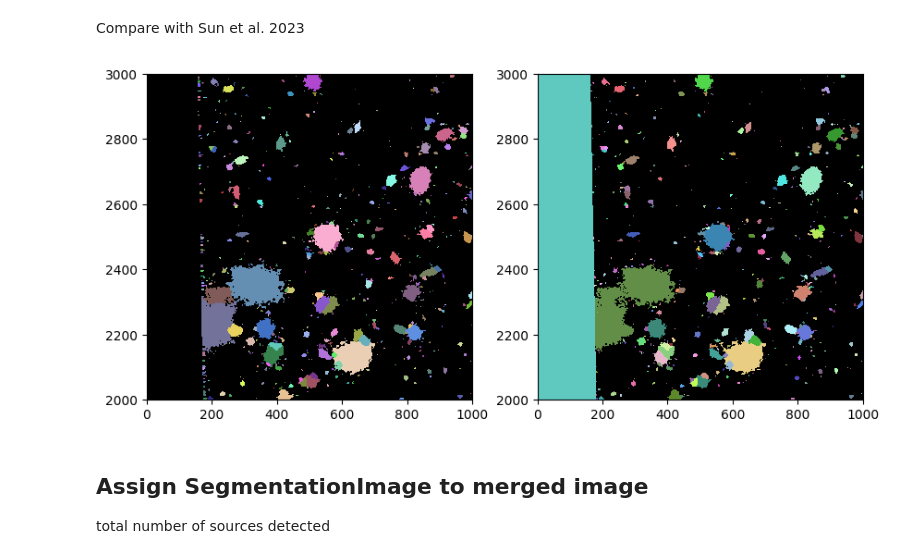
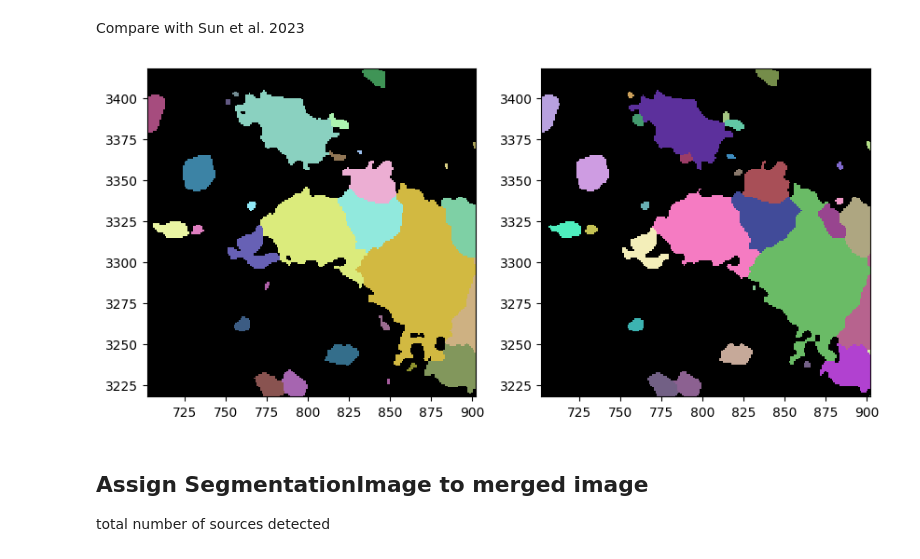
Before and after one commit to Cereal137/GalfitModified, a Jupyter notebook: 1catsrc.ipynb, the cells around one changed output. Drawn from its saved outputs; the diff is of its cells as text; code cells hidden in the pictures.

```diff
--- a/1catsrc.ipynb
+++ b/1catsrc.ipynb
@@ -101,14 +101,14 @@ segm_wen = SegmentationImage(fits.getdata(f'../nircamsegm/{img_name}_seg.fits'))
 # %%
 fig, (ax1, ax2) = plt.subplots(1, 2, figsize=(10, 10))
 segm_deblend.imshow(ax=ax1)
-ax1.set_xlim(0, 1000)
-ax1.set_ylim(2000, 3000)
+ax1.set_ylim(3218, 3418)
+ax1.set_xlim(702, 902)
 segm_wen.imshow(ax=ax2)
-ax2.set_xlim(0, 1000)
-ax2.set_ylim(2000, 3000)
+ax2.set_ylim(3218, 3418)
+ax2.set_xlim(702, 902)
 plt.show()
 # %% [output]
-[figure, old version]
+[figure, new version]
 # %% [markdown]
 ## Assign SegmentationImage to merged image
 
```
Also changed, not shown: parts of 4 cells of this notebook, 11 other files.
